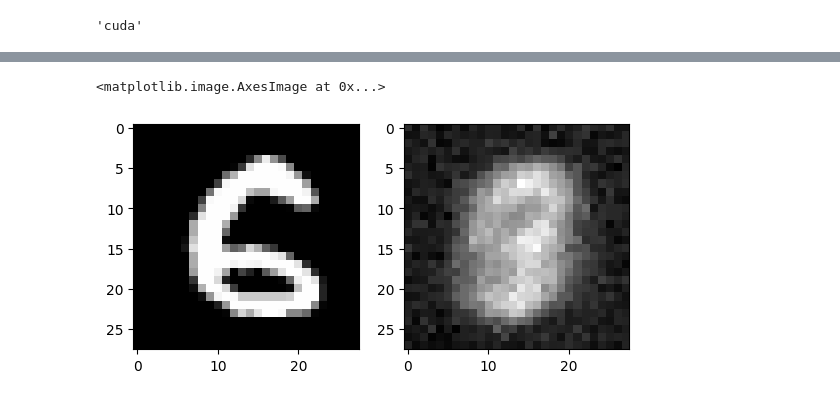
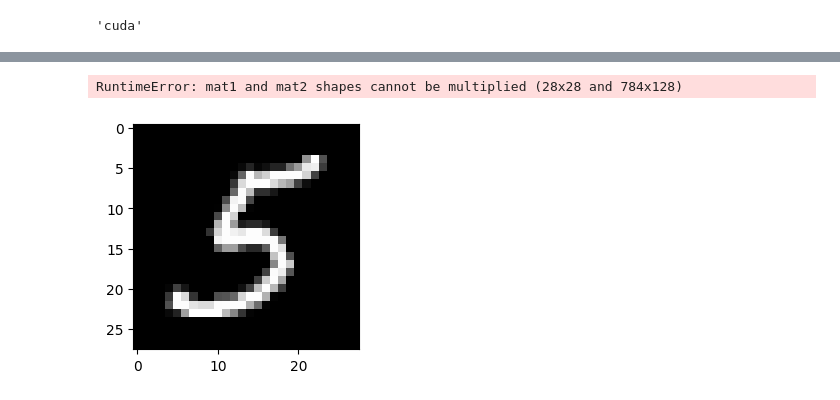
Before and after one commit to kmsmeng/ML_Projects, a Jupyter notebook: Image_Clustering/image_clustering.ipynb, the cells around one changed output, grey strips where cells are left out. Cells and saved outputs as stored; diff of their text form; code cells hidden in the pictures.

```diff
--- a/Image_Clustering/image_clustering.ipynb
+++ b/Image_Clustering/image_clustering.ipynb
@@ -203,7 +147,39 @@ class AutoEncoder(nn.Module):
+# %%
+# Define the Linear AutoEncoder Model class
+class AutoEncoder_Linear(nn.Module):
+    def __init__(self):
+        super().__init__()
+
+        self.encoder = nn.Sequential(
+            nn.Linear(28*28, 128),
+            nn.ReLU(),
+            nn.Linear(128, 64),
+            nn.ReLU(),
+            nn.Linear(64, 12),
+            nn.ReLU(),
+            nn.Linear(12, 9)
+        )
+
+        self.decoder = nn.Sequential(
+            nn.Linear(9, 12),
+            nn.ReLU(),
+            nn.Linear(12, 64),
+            nn.ReLU(),
+            nn.Linear(64, 128),
+            nn.ReLU(),
+            nn.Linear(128, 28*28),
+            nn.Sigmoid()
+        )
+
+    def forward(self, x):
+        encoded = self.encoder(x)
+        decoded = self.decoder(encoded)
+        return encoded, decoded
 # %%
 # Instanciate the AutoEncoder model class
 
-model_autoencoder = AutoEncoder(input_shape=28*28).to(device)
+# model_autoencoder = AutoEncoder(input_shape=28*28).to(device)
+model_autoencoder = AutoEncoder_Linear().to(device)
 # %%
 # Download the MNIST dataset
 
@@ -265,9 +225,9 @@ from torch.optim import lr_scheduler
 
 loss_fn = nn.MSELoss()
 optimizer = torch.optim.SGD(params=model_autoencoder.parameters(),
-                            lr=0.1)
+                            lr=0.001)
 
-scheduler = lr_scheduler.StepLR(optimizer=optimizer, step_size=5, gamma=0.1)
+scheduler = lr_scheduler.StepLR(optimizer=optimizer, step_size=10, gamma=0.1)
 # %%
 # Train our autoencoder model
 
@@ -344,20 +304,22 @@ plt.ylim(0, 0.1)
 # %%
 # print out the output of our autoencoder when an image is passed thorugh it
+import random
+rand_int = random.choice(range(len(train_data)))
 
-image, label = train_data[10044]
+image, label = train_data[rand_int]
 
 plt.subplot(1, 2, 1)
 plt.imshow(image.permute(1, 2, 0), cmap='grey')
 
 output = model_autoencoder(image.to(device))
 output = output[1].reshape(1, 28, 28)
 output = output.detach().cpu()
 
 plt.subplot(1, 2, 2)
 plt.imshow(output.permute(1, 2, 0), cmap='grey')
 # %% [output]
-<matplotlib.image.AxesImage at 0x...>
+RuntimeError: mat1 and mat2 shapes cannot be multiplied (28x28 and 784x128)
-[figure, old version]
+[figure, new version]
 # %%
 # Get all the encoded output for all of our input images
 # Also get the labels of images, so we can compare the accuracy of the model as it classifies the latent representation of the model(unsupervised learning) into the labels
```
Also changed, not shown: parts of 24 cells of this notebook, 14 other files.
